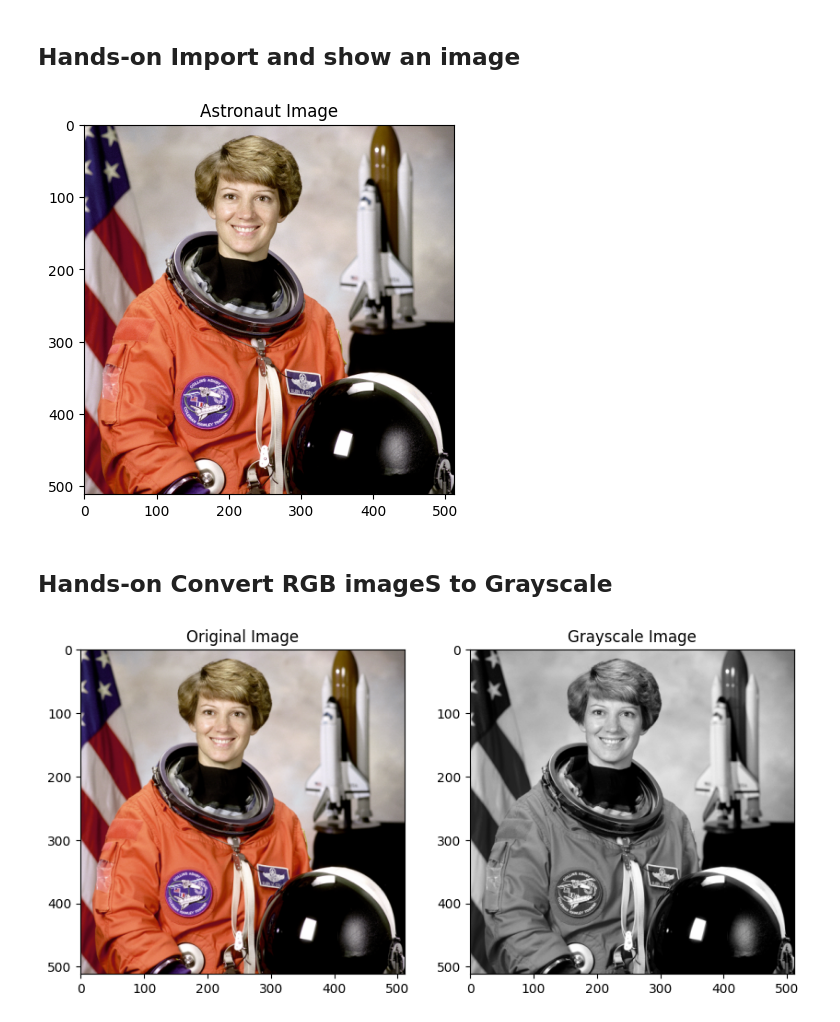
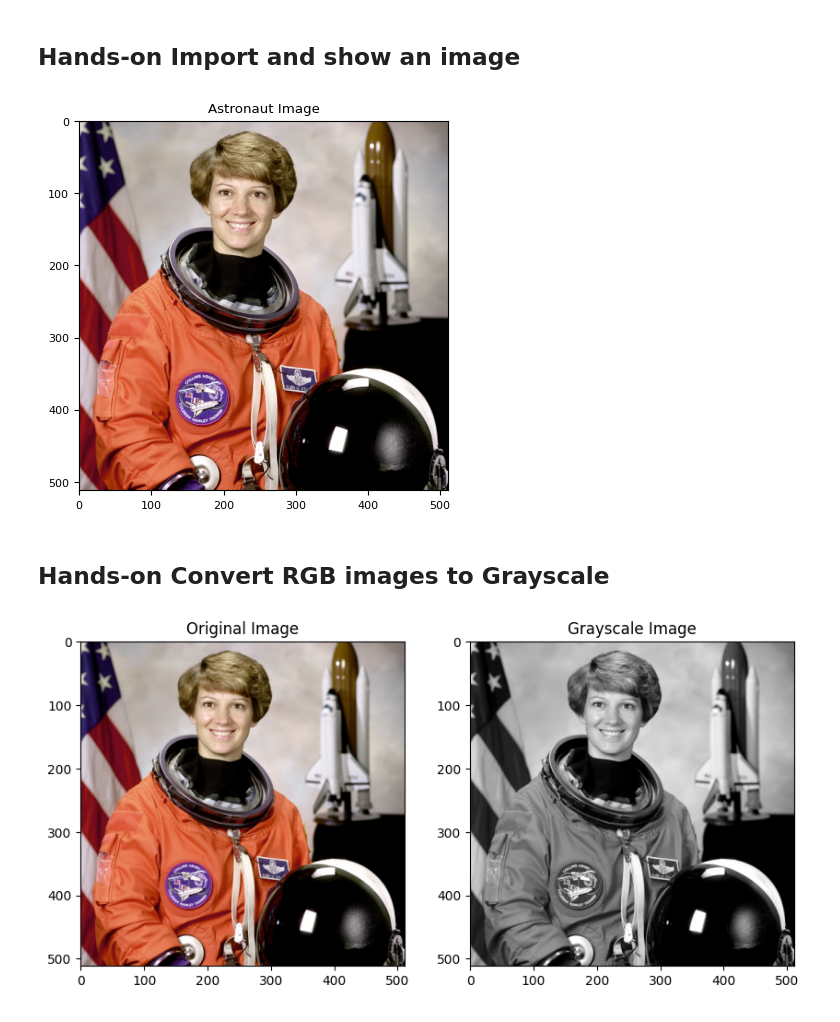
Before and after one commit to qassasahmed/ip, a Jupyter notebook: LABS2425/1/ip_lab_1.ipynb, the cells around one changed output. Cells and saved outputs as stored; diff of their text form; code cells hidden in the pictures.

```diff
--- a/LABS2425/1/ip_lab_1.ipynb
+++ b/LABS2425/1/ip_lab_1.ipynb
@@ -24,19 +24,22 @@ The creation of digital images is done over 3 steps:
 # %%
 from skimage import data
 import matplotlib.pyplot as plt
+import matplotlib
+
+matplotlib.rcParams['font.size'] = 8
 
 # Load a built-in image from skimage
 image = data.astronaut()  # Load the astronaut image (RGB)
 
 # Display the image using matplotlib
 plt.imshow(image)
 
 plt.title('Astronaut Image')
 plt.show()
 # %% [output]
-[figure, old version]
+[figure, new version]
 # %% [markdown]
-## **Hands-on** Convert RGB imageS to Grayscale
+## **Hands-on** Convert RGB images to Grayscale
 # %%
 from skimage import color
 
```
Also changed, not shown: parts of 4 cells of this notebook.
